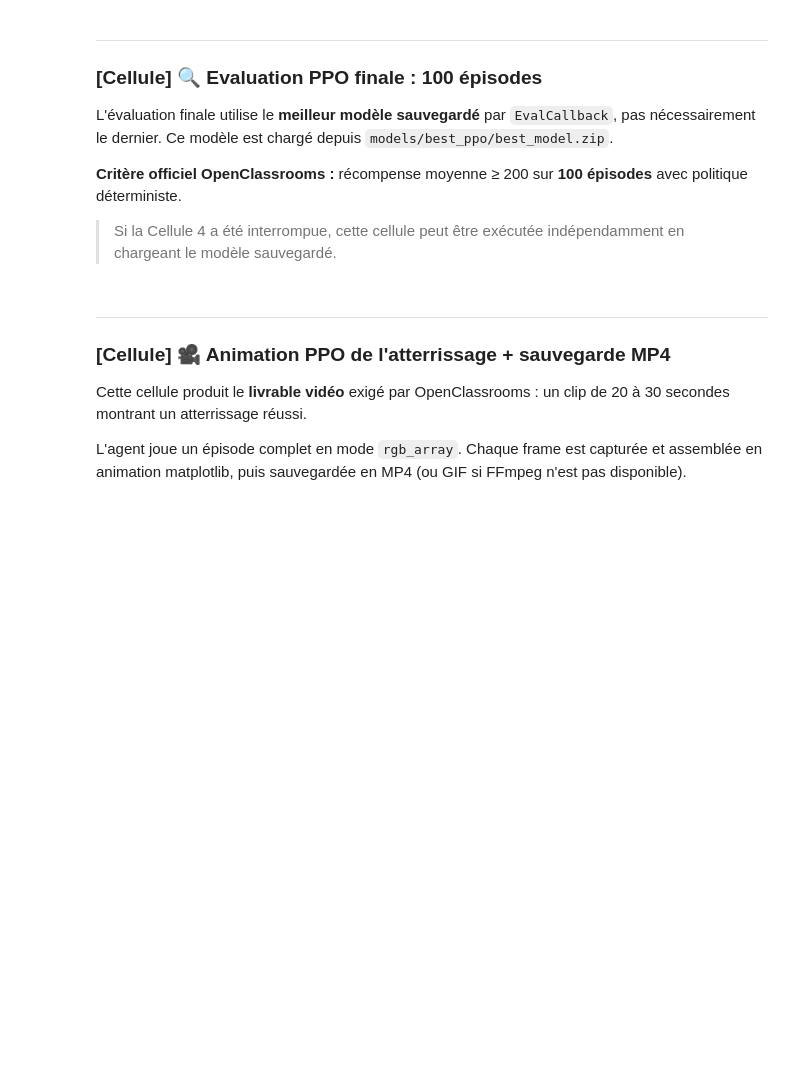
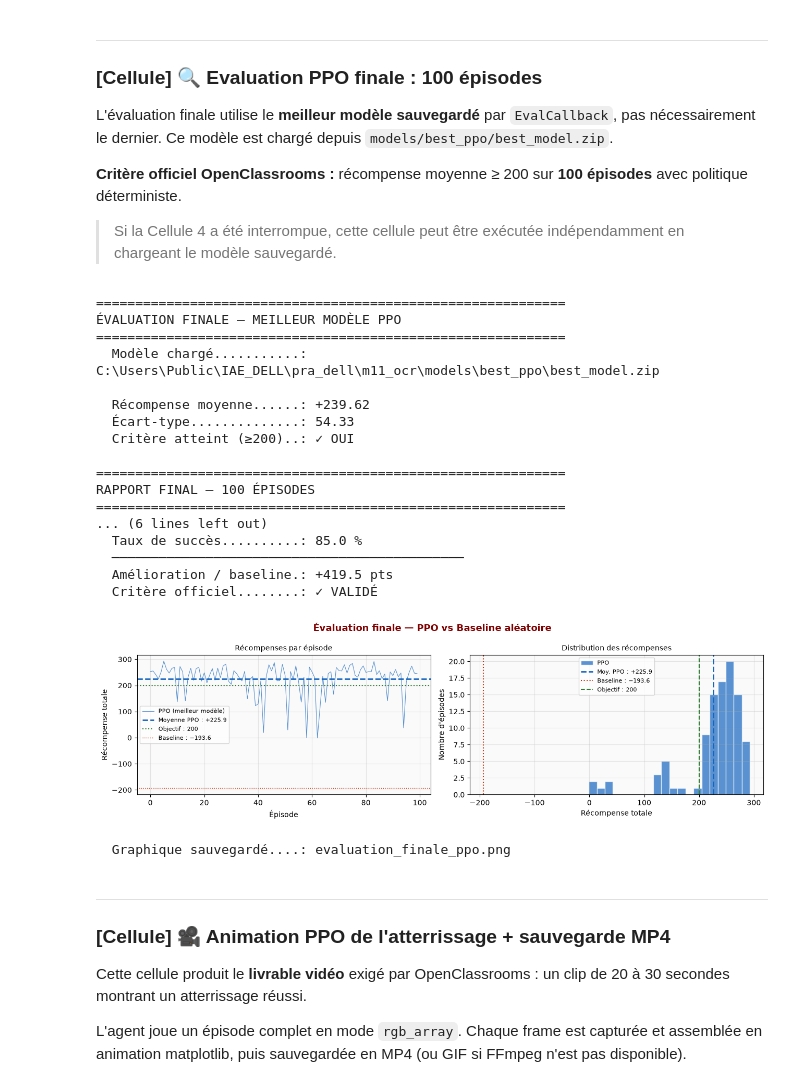
Before and after one commit to racemartin/m11_ocr, a Jupyter notebook: notebooks/Notebook_mission_LunarLander_V2.ipynb, the cells around one changed output. Drawn from its saved outputs; the diff is of its cells as text; code cells hidden in the pictures; blank space fills up the shorter version.

```diff
--- a/notebooks/Notebook_mission_LunarLander_V2.ipynb
+++ b/notebooks/Notebook_mission_LunarLander_V2.ipynb
@@ -1159,7 +1170,7 @@ for ep in range(100):
 
     while not (terminated or truncated):
         # Politique déterministe — pas d'exploration
-        action, _                = model_best.predict(obs, deterministic=True)
+        action, _                = model_best_ppo.predict(obs, deterministic=True)
         obs, r, terminated, truncated, _ = env_detail.step(action)
         total_r += r
         n_pas   += 1
@@ -1219,33 +1230,53 @@ axes[0].set_title('Récompenses par épisode', fontsize=10)
 axes[0].legend(fontsize=8)
 axes[0].grid(True, alpha=0.3)
 axes[0].set_facecolor('#FAFAFA')
 
 # Panneau droit : comparaison histogrammes
 axes[1].hist(rewards_f, bins=20, color='#1565C0',
              alpha=0.7, label='PPO', edgecolor='white')
 axes[1].axvline(rewards_f.mean(), color='#1565C0',
                 linewidth=2, linestyle='--',
                 label=f'Moy. PPO : {rewards_f.mean():+.1f}')
 axes[1].axvline(-193.6, color='#BF360C',
                 linewidth=1.5, linestyle=':',
                 label='Baseline : −193.6')
 axes[1].axvline(200, color='#2E7D32',
                 linewidth=1.5, linestyle='--',
                 label='Objectif : 200')
 axes[1].set_xlabel('Récompense totale')
 axes[1].set_ylabel("Nombre d'épisodes")
 axes[1].set_title('Distribution des récompenses', fontsize=10)
 axes[1].legend(fontsize=8)
 axes[1].grid(True, alpha=0.3)
 axes[1].set_facecolor('#FAFAFA')
 
 plt.tight_layout()
 
 plt_path = MODELS / f"mission_{ts}_ppo_evaluation_finale.png"
 plt.savefig(plt_path,
             dpi=150, bbox_inches='tight', facecolor='white')
 plt.show()
 print('\n  Graphique sauvegardé....: evaluation_finale_ppo.png')
+# %% [output]
+============================================================
+ÉVALUATION FINALE — MEILLEUR MODÈLE PPO
+============================================================
+  Modèle chargé...........: C:\Users\Public\IAE_DELL\pra_dell\m11_ocr\models\best_ppo\best_model.zip
+
+  Récompense moyenne......: +239.62
+  Écart-type..............: 54.33
+  Critère atteint (≥200)..: ✓ OUI
+
+============================================================
+RAPPORT FINAL — 100 ÉPISODES
+============================================================
+... (6 lines left out)
+  Taux de succès..........: 85.0 %
+  ─────────────────────────────────────────────
+  Amélioration / baseline.: +419.5 pts
+  Critère officiel........: ✓ VALIDÉ
+[figure, added]
+  Graphique sauvegardé....: evaluation_finale_ppo.png
 # %% [markdown]
 ---
 ### [Cellule] 🎥 Animation PPO de l'atterrissage + sauvegarde MP4
```
Also changed, not shown: parts of 18 cells of this notebook, 2 other files.
